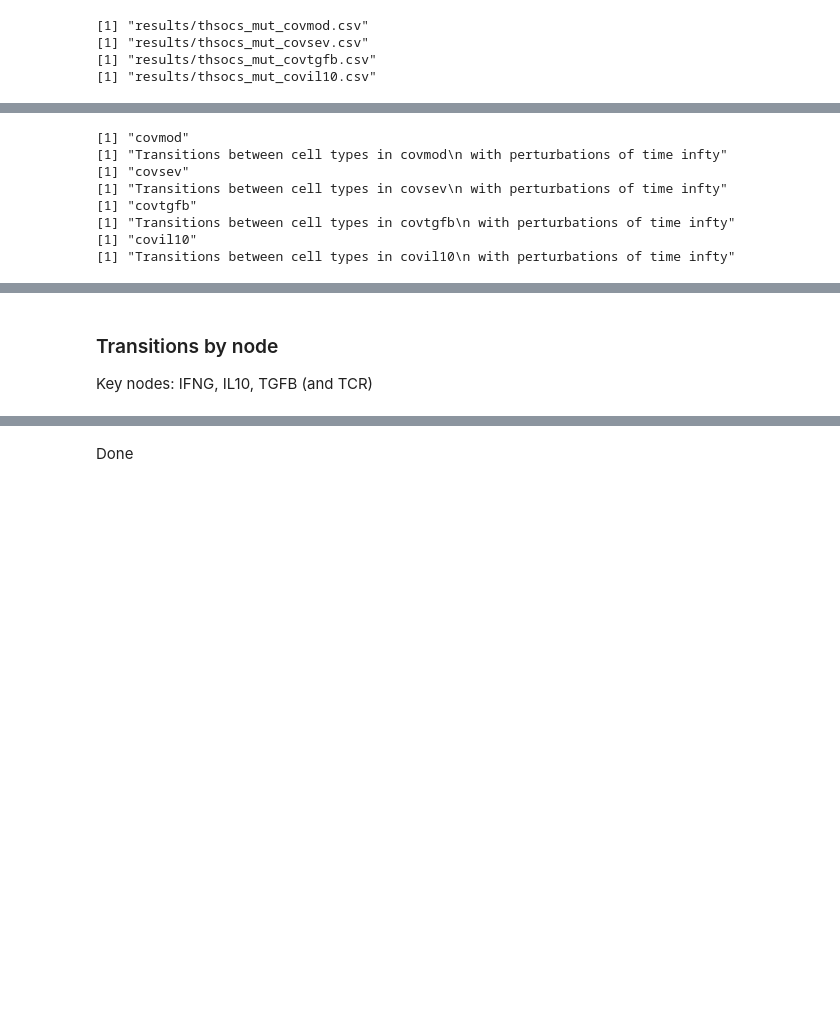
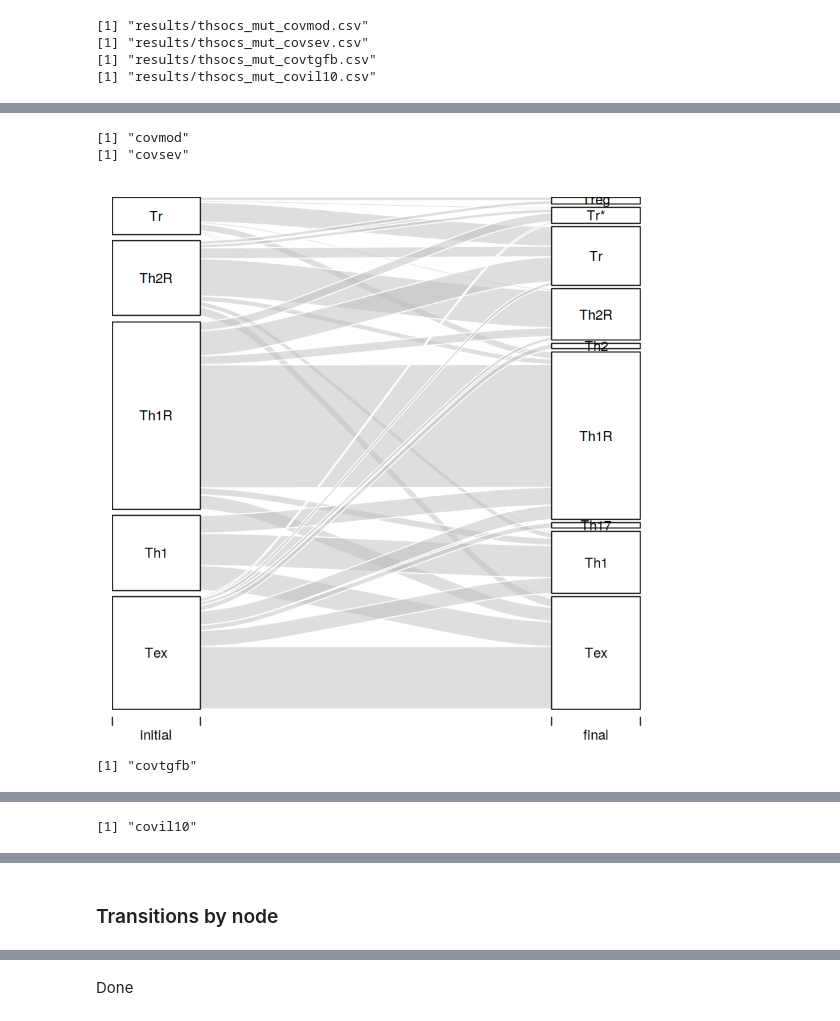
Before and after one commit to Laboratorio-de-Biologia-Computacional/CD4Tcell_COVID19, a Jupyter notebook: CD4Tcell_COVID19.ipynb, the cells around one changed output, grey strips where cells are left out. Drawn from its saved outputs; the diff is of its cells as text; code cells hidden in the pictures; blank space fills up the shorter version.

```diff
--- a/CD4Tcell_COVID19.ipynb
+++ b/CD4Tcell_COVID19.ipynb
@@ -221,17 +167,13 @@ for (env in env.cov) {
 # %%
 for (env in env.cov) {
     print(env)
-    #file.name <- NULL
-    file.name <- paste(c("images/thsocs_mut_alluvial_",env,".eps"), collapse='')
+    file.name <- NULL
+    #file.name <- paste(c("images/thsocs_mut_alluvial_",env,".eps"), collapse='')
     title <- paste(c("Transitions between cell types in ",env, "\n with perturbations of time infty"), collapse='')
     plot.cfm.alluvial(mut.cov[[env]], file.name, title)
 }
 # %% [output]
 [1] "covmod"
-[1] "Transitions between cell types in covmod\n with perturbations of time infty"
 [1] "covsev"
-[1] "Transitions between cell types in covsev\n with perturbations of time infty"
-[1] "covtgfb"
-[1] "Transitions between cell types in covtgfb\n with perturbations of time infty"
-[1] "covil10"
-[1] "Transitions between cell types in covil10\n with perturbations of time infty"
+[figure, added]
+[1] "covtgfb"
@@ -237,0 +181 @@ for (env in env.cov) {
+[1] "covil10"
@@ -238,4 +184,2 @@ for (env in env.cov) {
 # %% [markdown]
 ### Transitions by node
-
-Key nodes: IFNG, IL10, TGFB (and TCR)
```
Also changed, not shown: parts of 18 cells of this notebook, 26 other files.
